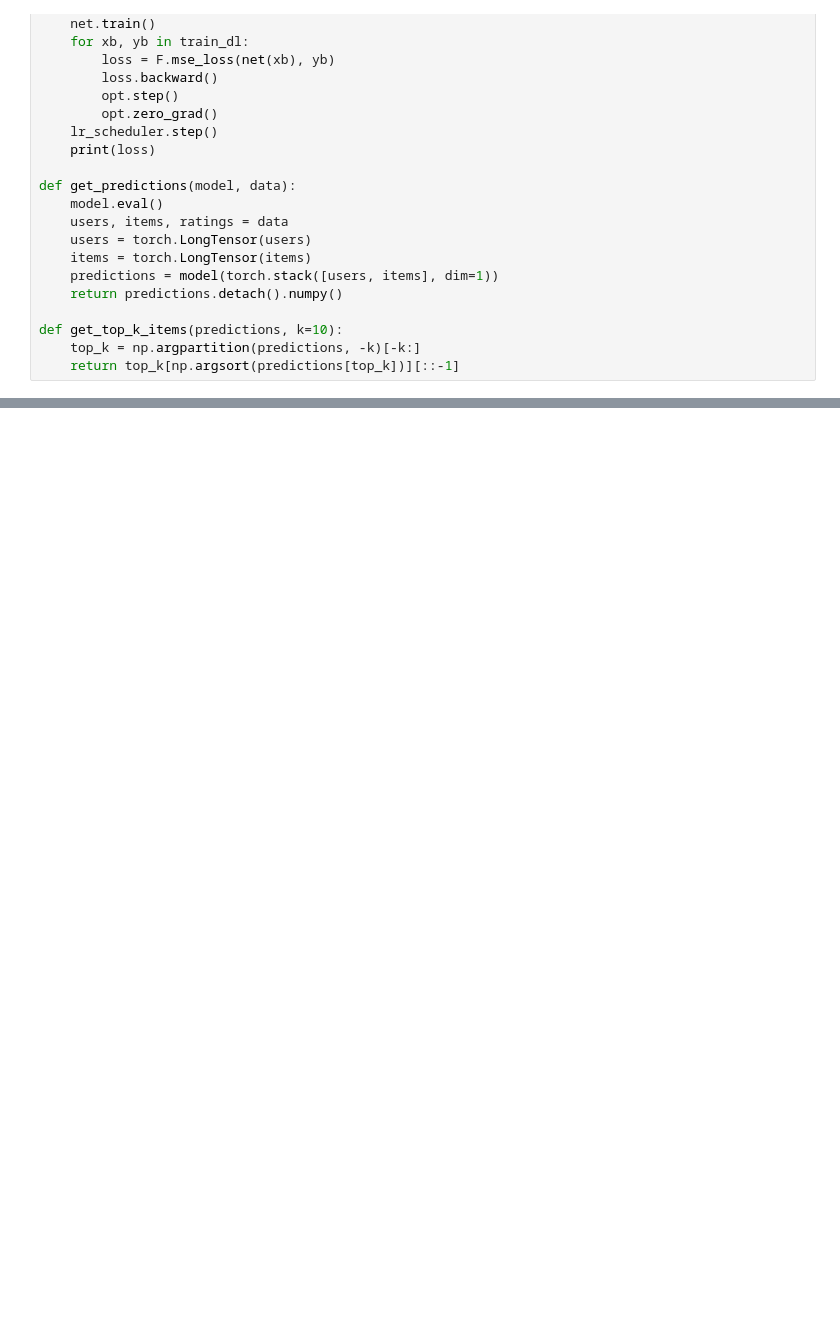
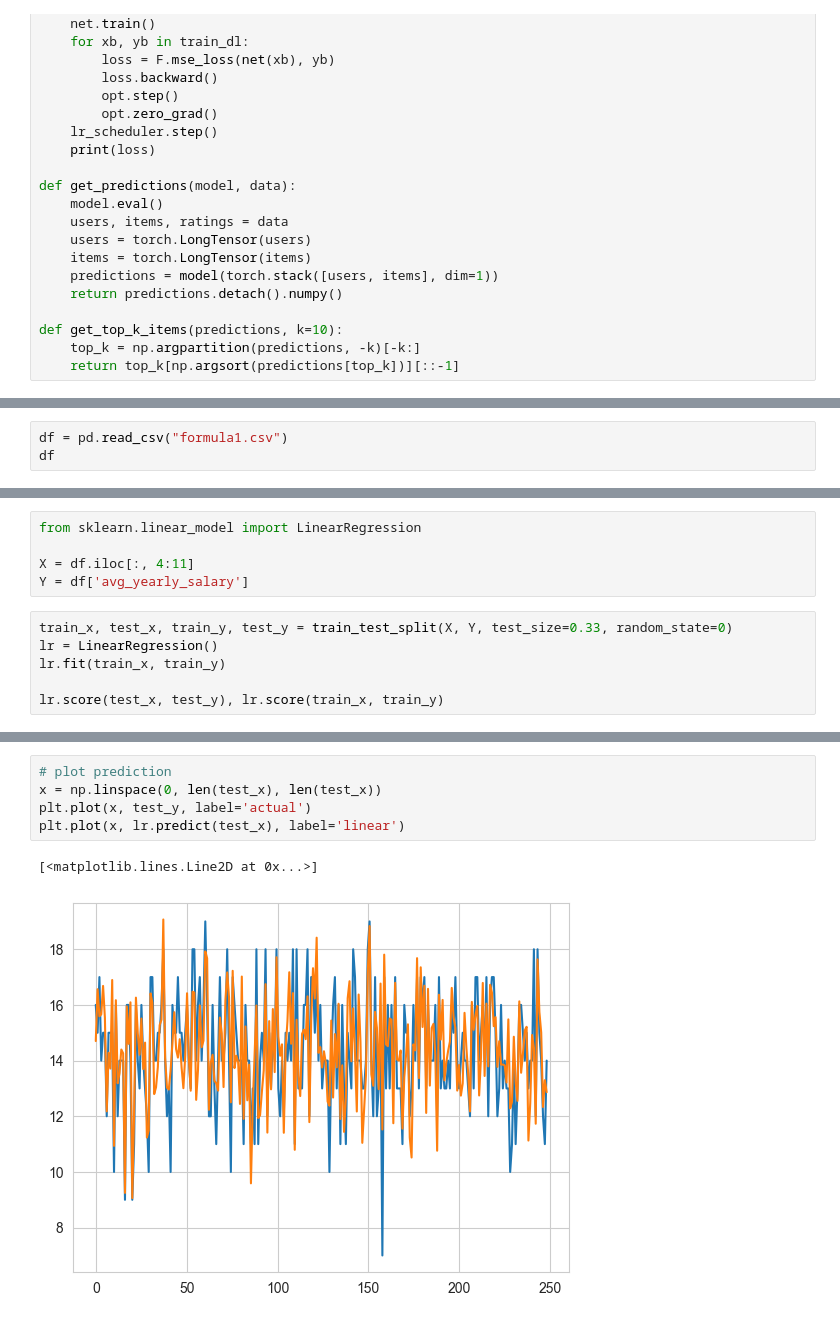
Before and after one commit to Yubo-Cao/wander_list, a Jupyter notebook: model/collab.ipynb, the cells around one changed output, grey strips where cells are left out. Drawn from its saved outputs; the diff is of its cells as text; blank space fills up the shorter version.

Commit message:
feat: model

```diff
--- a/model/collab.ipynb
+++ b/model/collab.ipynb
@@ -80,0 +141,3 @@ def get_top_k_items(predictions, k=10):
+# %%
+df = pd.read_csv("formula1.csv")
+df
@@ -80,0 +158,11 @@ def get_top_k_items(predictions, k=10):
+# %%
+from sklearn.linear_model import LinearRegression
+
+X = df.iloc[:, 4:11]
+Y = df['avg_yearly_salary']
+# %%
+train_x, test_x, train_y, test_y = train_test_split(X, Y, test_size=0.33, random_state=0)
+lr = LinearRegression()
+lr.fit(train_x, train_y)
+
+lr.score(test_x, test_y), lr.score(train_x, train_y)
@@ -80,0 +200,8 @@ def get_top_k_items(predictions, k=10):
+# %%
+# plot prediction
+x = np.linspace(0, len(test_x), len(test_x))
+plt.plot(x, test_y, label='actual')
+plt.plot(x, lr.predict(test_x), label='linear')
+# %% [output]
+[<matplotlib.lines.Line2D at 0x...>]
+[figure, added]
```
Also changed, not shown: parts of 13 cells of this notebook, 1 other file.
